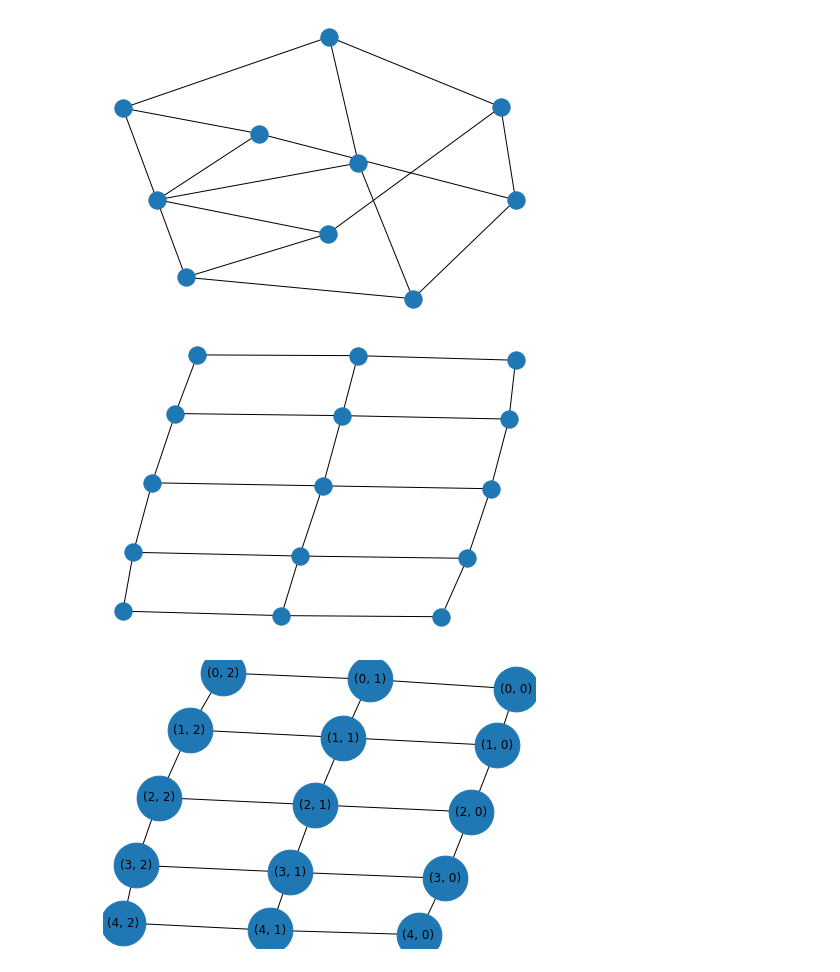
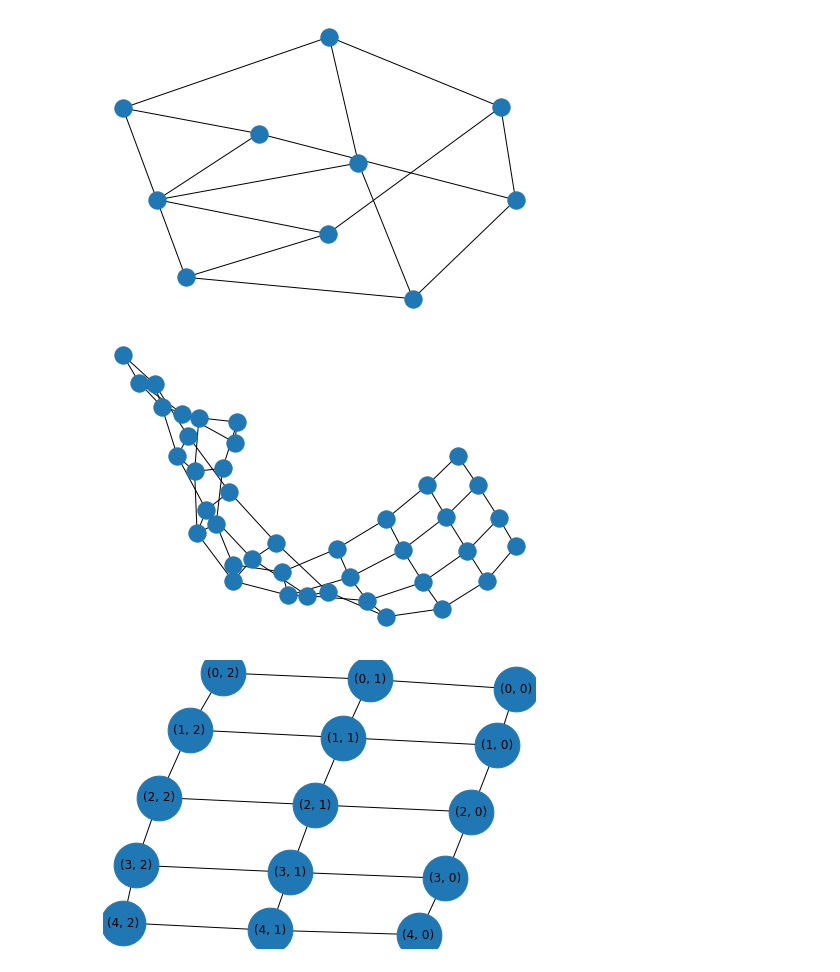
Before and after one commit to drdeford/JMM2021NetworkX, a Jupyter notebook: 2_Social_Networks.ipynb, the cells around one changed output. Cells and saved outputs as stored; diff of their text form; code cells hidden in the pictures.

```diff
--- a/2_Social_Networks.ipynb
+++ b/2_Social_Networks.ipynb
@@ -11,10 +11,10 @@ nx.draw(petersen_graph)
 # %% [output]
 [figure]
 # %%
-grid_graph_3_5 = nx.grid_graph([3,5])
+grid_graph_3_5 = nx.grid_graph([4,10])
 nx.draw(grid_graph_3_5)
 # %% [output]
-[figure, old version]
+[figure, new version]
 # %%
 nx.draw(grid_graph_3_5, with_labels = True,node_size = 2000)
 # %% [output]
```
Also changed, not shown: parts of 6 cells of this notebook.
